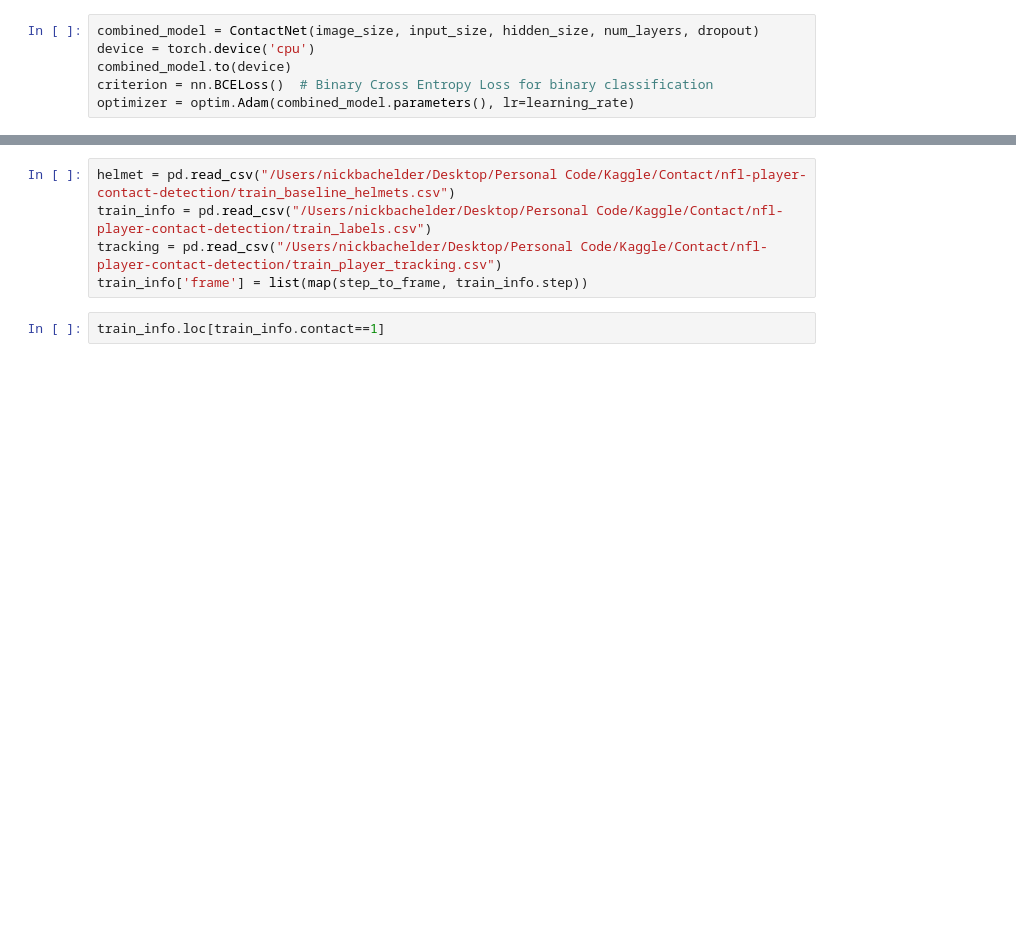
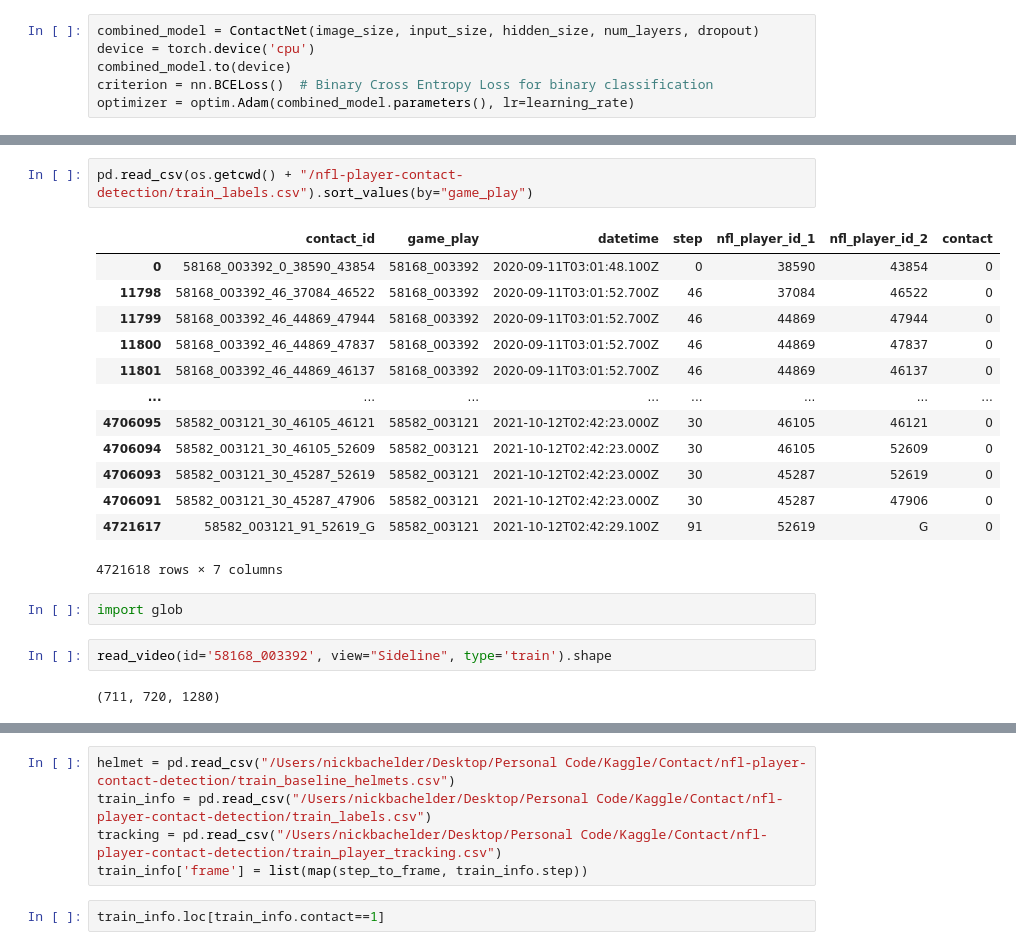
Before and after one commit to nickb1125/Contact-Detection, a Jupyter notebook: scrath.ipynb, the cells around one changed output, grey strips where cells are left out. Drawn from its saved outputs; the diff is of its cells as text; blank space fills up the shorter version.

```diff
--- a/scrath.ipynb
+++ b/scrath.ipynb
@@ -106,0 +142,22 @@ IndexError: Missing frames from steps specified. Try reducing step size if possi
+# %%
+pd.read_csv(os.getcwd() + "/nfl-player-contact-detection/train_labels.csv").sort_values(by="game_play")
+# %% [output]
+|  | contact_id | game_play | datetime | step | nfl_player_id_1 | nfl_player_id_2 | contact |
+| 0 | 58168_003392_0_38590_43854 | 58168_003392 | 2020-09-11T03:01:48.100Z | 0 | 38590 | 43854 | 0 |
+| 11798 | 58168_003392_46_37084_46522 | 58168_003392 | 2020-09-11T03:01:52.700Z | 46 | 37084 | 46522 | 0 |
+| 11799 | 58168_003392_46_44869_47944 | 58168_003392 | 2020-09-11T03:01:52.700Z | 46 | 44869 | 47944 | 0 |
+| 11800 | 58168_003392_46_44869_47837 | 58168_003392 | 2020-09-11T03:01:52.700Z | 46 | 44869 | 47837 | 0 |
+| 11801 | 58168_003392_46_44869_46137 | 58168_003392 | 2020-09-11T03:01:52.700Z | 46 | 44869 | 46137 | 0 |
+| ... | ... | ... | ... | ... | ... | ... | ... |
+| 4706095 | 58582_003121_30_46105_46121 | 58582_003121 | 2021-10-12T02:42:23.000Z | 30 | 46105 | 46121 | 0 |
+| 4706094 | 58582_003121_30_46105_52609 | 58582_003121 | 2021-10-12T02:42:23.000Z | 30 | 46105 | 52609 | 0 |
+| 4706093 | 58582_003121_30_45287_52619 | 58582_003121 | 2021-10-12T02:42:23.000Z | 30 | 45287 | 52619 | 0 |
+| 4706091 | 58582_003121_30_45287_47906 | 58582_003121 | 2021-10-12T02:42:23.000Z | 30 | 45287 | 47906 | 0 |
+| 4721617 | 58582_003121_91_52619_G | 58582_003121 | 2021-10-12T02:42:29.100Z | 91 | 52619 | G | 0 |
+4721618 rows × 7 columns
+# %%
+import glob
+# %%
+read_video(id='58168_003392', view="Sideline", type='train').shape
+# %% [output]
+(711, 720, 1280)
```
Also changed, not shown: parts of 13 cells of this notebook, 2 other files.
